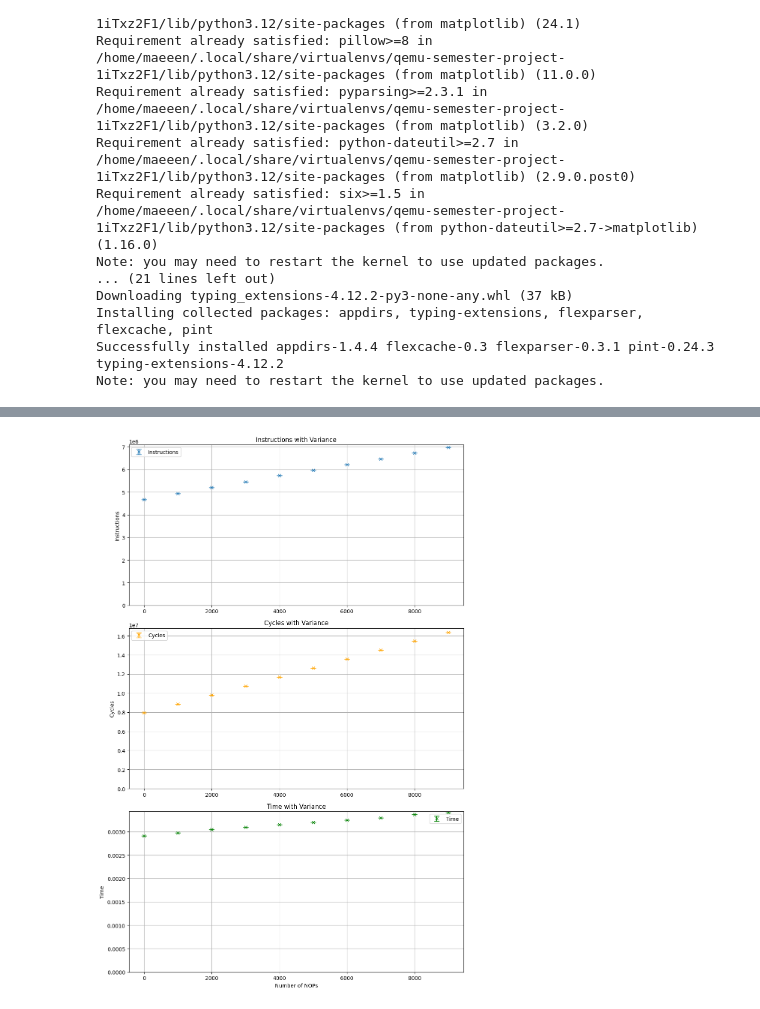
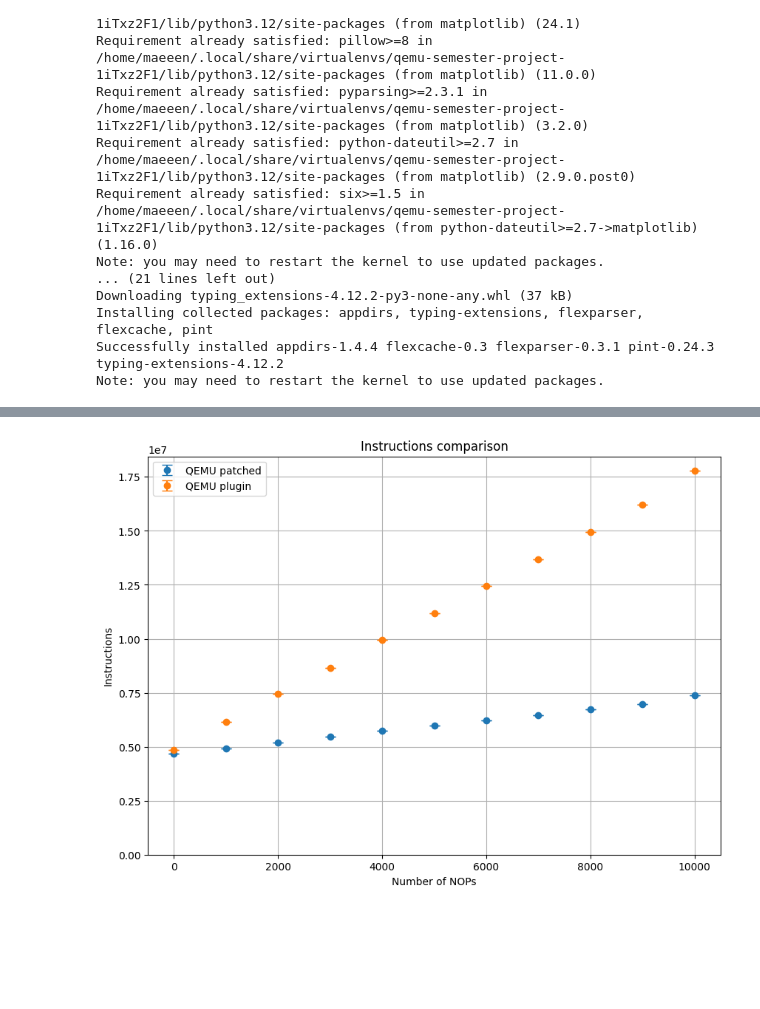
Before and after one commit to Maeeen/qemu-semester-project, a Jupyter notebook: benchmarks/inscount/plot.ipynb, the cells around one changed output, grey strips where cells are left out. Drawn from its saved outputs; the diff is of its cells as text; code cells hidden in the pictures; blank space fills up the shorter version.

```diff
--- a/benchmarks/inscount/plot.ipynb
+++ b/benchmarks/inscount/plot.ipynb
@@ -79,35 +113,20 @@ patched_data
-# %%
-df = patched_data
-# thanks chatgpt
-fig, axs = plt.subplots(3, 1, figsize=(10, 15))
-
-# Plot "instructions" with variance
-axs[0].errorbar(df.index, df['instructions'], yerr=df['instr_var'], fmt='x', label='Instructions', capsize=5)
-axs[0].set_ylabel('Instructions')
-axs[0].set_title('Instructions with Variance')
-axs[0].legend()
-axs[0].set_ylim(bottom=0)
-axs[0].grid()
-
-# Plot "cycles" with variance
-axs[1].errorbar(df.index, df['cycles'], yerr=df['cycles_var'], fmt='x', label='Cycles', capsize=5, color='orange')
-axs[1].set_ylabel('Cycles')
-axs[1].set_title('Cycles with Variance')
-axs[1].set_ylim(bottom=0)
-axs[1].legend()
-axs[1].grid()
-
-# Plot "time" with variance
-axs[2].errorbar(df.index, df['time'], yerr=df['time_var'], fmt='x', label='Time', capsize=5, color='green')
-axs[2].set_ylabel('Time')
-axs[2].set_title('Time with Variance')
-axs[2].legend()
-axs[2].grid()
-axs[2].set_ylim(bottom=0)
-
-axs[2].set_xlabel("Number of NOPs")
-
-plt.tight_layout()
-plt.show()
-# %% [output]
-[figure, removed]
+# %%
+def plot(data, data_patched):
+    # Plot "instructions" with variance
+    plt.figure(figsize=(10, 7))
+
+    # Plot "instructions" with variance for both instr_var and cycles_var
+    plt.errorbar(data_patched.index, data_patched['instructions'],
+             yerr=data_patched['instr_var'], fmt='o', label='QEMU patched', capsize=5)
+    plt.errorbar(data_patched.index, data['instructions'],
+               yerr=data['instr_var'], fmt='o', label='QEMU plugin', capsize=5)
+    plt.ylabel('Instructions')
+    plt.title('Instructions comparison')
+    plt.legend()
+    plt.grid()
+    plt.ylim(bottom=0)
+    plt.xlabel("Number of NOPs")
+# %%
+plot(data, patched_data)
+# %% [output]
+[figure, added]
```
Also changed, not shown: parts of 2 cells of this notebook, 3 other files.
